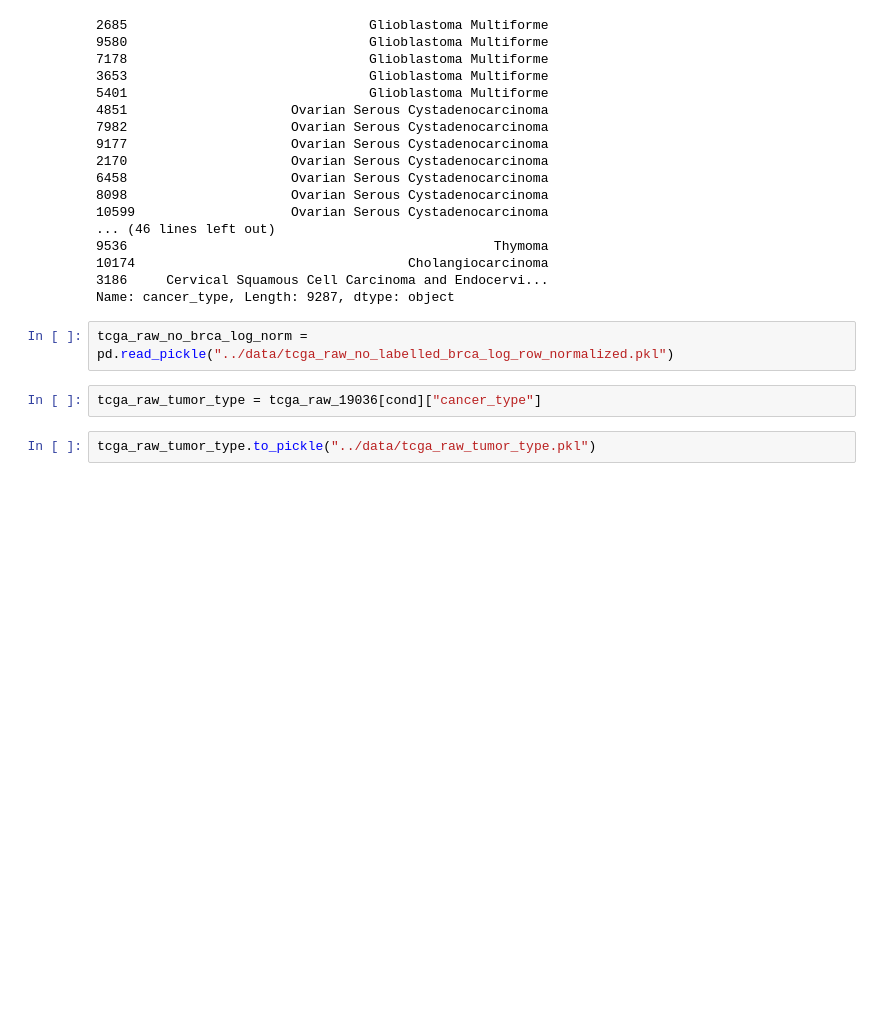
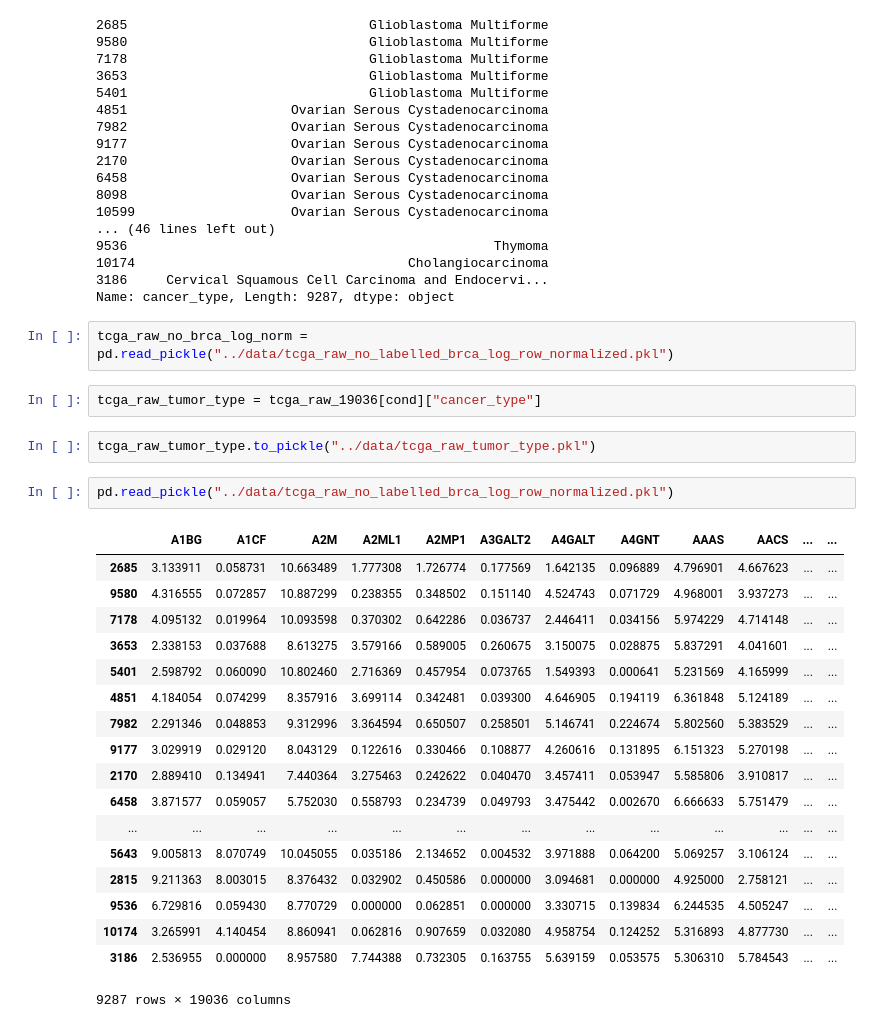
Before and after one commit to DEIB-GECO/brca_subtype, a Jupyter notebook: notebooks/ARCHS4_tcga_preprocessing.ipynb, the cells around one changed output. Cells and saved outputs as stored; diff of their text form; blank space fills up the shorter version.

```diff
--- a/notebooks/ARCHS4_tcga_preprocessing.ipynb
+++ b/notebooks/ARCHS4_tcga_preprocessing.ipynb
@@ -640,3 +640,24 @@ tcga_raw_no_brca_log_norm = pd.read_pickle("../data/tcga_raw_no_labelled_brca_lo
 tcga_raw_tumor_type = tcga_raw_19036[cond]["cancer_type"]
 # %%
 tcga_raw_tumor_type.to_pickle("../data/tcga_raw_tumor_type.pkl")
+# %%
+pd.read_pickle("../data/tcga_raw_no_labelled_brca_log_row_normalized.pkl")
+# %% [output]
+|  | A1BG | A1CF | A2M | A2ML1 | A2MP1 | A3GALT2 | A4GALT | A4GNT | AAAS | AACS | ... | ... |
+| 2685 | 3.133911 | 0.058731 | 10.663489 | 1.777308 | 1.726774 | 0.177569 | 1.642135 | 0.096889 | 4.796901 | 4.667623 | ... | ... |
+| 9580 | 4.316555 | 0.072857 | 10.887299 | 0.238355 | 0.348502 | 0.151140 | 4.524743 | 0.071729 | 4.968001 | 3.937273 | ... | ... |
+| 7178 | 4.095132 | 0.019964 | 10.093598 | 0.370302 | 0.642286 | 0.036737 | 2.446411 | 0.034156 | 5.974229 | 4.714148 | ... | ... |
+| 3653 | 2.338153 | 0.037688 | 8.613275 | 3.579166 | 0.589005 | 0.260675 | 3.150075 | 0.028875 | 5.837291 | 4.041601 | ... | ... |
+| 5401 | 2.598792 | 0.060090 | 10.802460 | 2.716369 | 0.457954 | 0.073765 | 1.549393 | 0.000641 | 5.231569 | 4.165999 | ... | ... |
+| 4851 | 4.184054 | 0.074299 | 8.357916 | 3.699114 | 0.342481 | 0.039300 | 4.646905 | 0.194119 | 6.361848 | 5.124189 | ... | ... |
+| 7982 | 2.291346 | 0.048853 | 9.312996 | 3.364594 | 0.650507 | 0.258501 | 5.146741 | 0.224674 | 5.802560 | 5.383529 | ... | ... |
+| 9177 | 3.029919 | 0.029120 | 8.043129 | 0.122616 | 0.330466 | 0.108877 | 4.260616 | 0.131895 | 6.151323 | 5.270198 | ... | ... |
+| 2170 | 2.889410 | 0.134941 | 7.440364 | 3.275463 | 0.242622 | 0.040470 | 3.457411 | 0.053947 | 5.585806 | 3.910817 | ... | ... |
+| 6458 | 3.871577 | 0.059057 | 5.752030 | 0.558793 | 0.234739 | 0.049793 | 3.475442 | 0.002670 | 6.666633 | 5.751479 | ... | ... |
+| ... | ... | ... | ... | ... | ... | ... | ... | ... | ... | ... | ... | ... |
+| 5643 | 9.005813 | 8.070749 | 10.045055 | 0.035186 | 2.134652 | 0.004532 | 3.971888 | 0.064200 | 5.069257 | 3.106124 | ... | ... |
+| 2815 | 9.211363 | 8.003015 | 8.376432 | 0.032902 | 0.450586 | 0.000000 | 3.094681 | 0.000000 | 4.925000 | 2.758121 | ... | ... |
+| 9536 | 6.729816 | 0.059430 | 8.770729 | 0.000000 | 0.062851 | 0.000000 | 3.330715 | 0.139834 | 6.244535 | 4.505247 | ... | ... |
+| 10174 | 3.265991 | 4.140454 | 8.860941 | 0.062816 | 0.907659 | 0.032080 | 4.958754 | 0.124252 | 5.316893 | 4.877730 | ... | ... |
+| 3186 | 2.536955 | 0.000000 | 8.957580 | 7.744388 | 0.732305 | 0.163755 | 5.639159 | 0.053575 | 5.306310 | 5.784543 | ... | ... |
+9287 rows × 19036 columns
```
Also changed, not shown: parts of 1 cell of this notebook, 1 other file.
